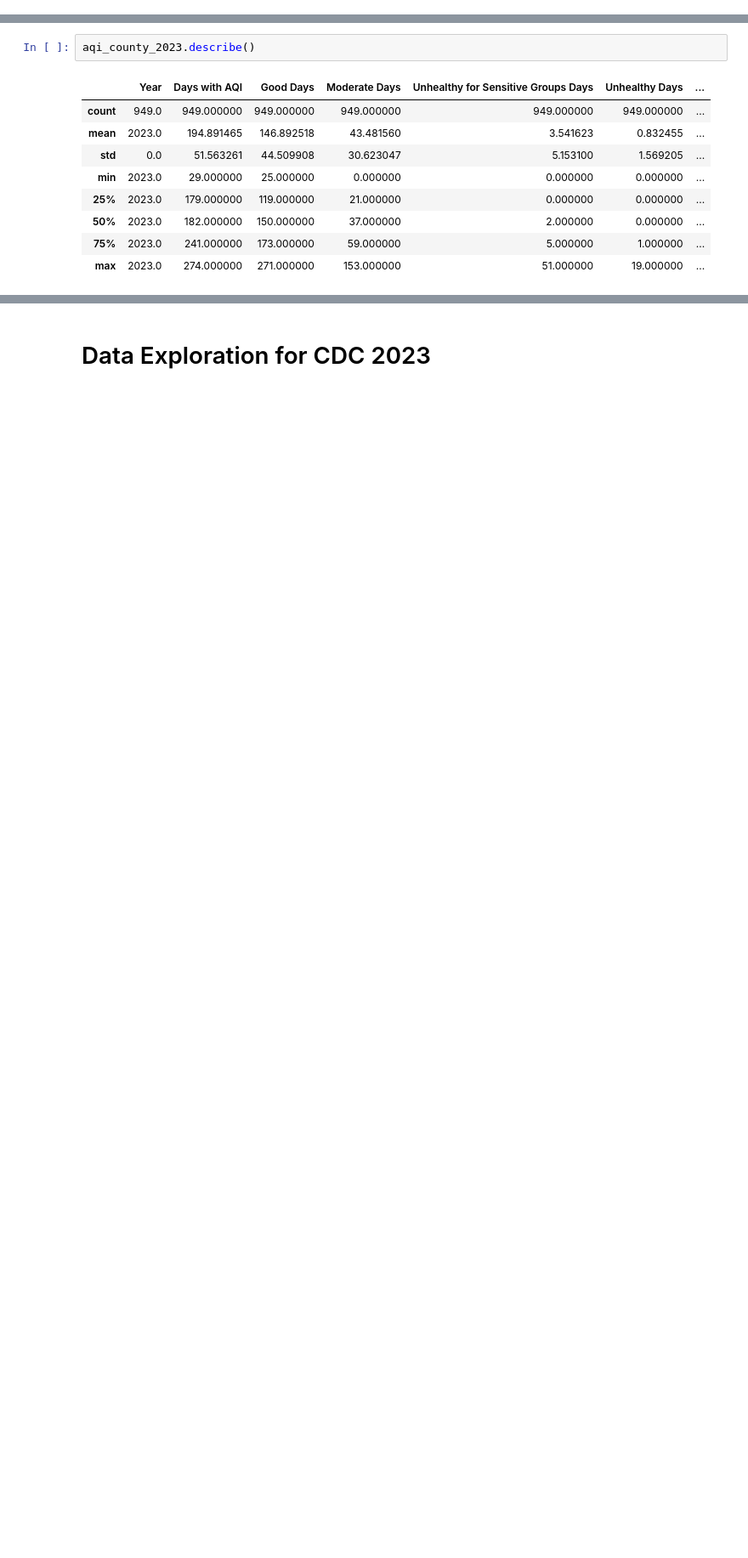
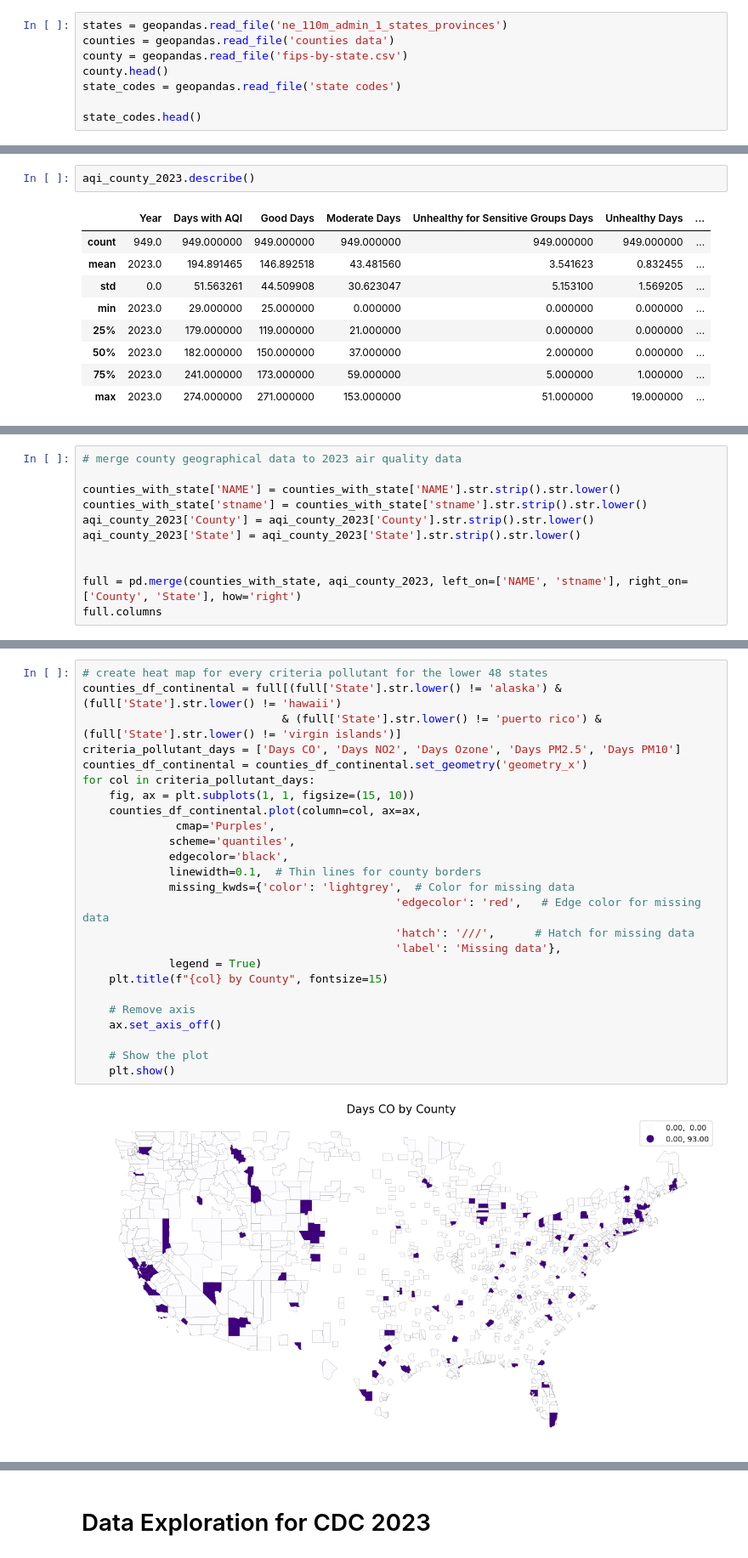
Before and after one commit to krithikanatarajan04/Air-Quality-Analysis, a Jupyter notebook: Air Quality Correlation to Public Health.ipynb, the cells around one changed output, grey strips where cells are left out. Shown at 85% size. Saved outputs shown, nothing was run; the diff lists cells and outputs as text; blank space fills up the shorter version.

Commit message:
rough heat map completed for all criteria pollutants in 2023

```diff
--- a/Air Quality Correlation to Public Health.ipynb
+++ b/Air Quality Correlation to Public Health.ipynb
@@ -15,3 +41,11 @@ import zipfile
 # %% [output]
 Intel MKL WARNING: Support of Intel(R) Streaming SIMD Extensions 4.2 (Intel(R) SSE4.2) enabled only processors has been deprecated. Intel oneAPI Math Kernel Library 2025.0 will require Intel(R) Advanc ...
 Intel MKL WARNING: Support of Intel(R) Streaming SIMD Extensions 4.2 (Intel(R) SSE4.2) enabled only processors has been deprecated. Intel oneAPI Math Kernel Library 2025.0 will require Intel(R) Advanc ...
+# %%
+states = geopandas.read_file('ne_110m_admin_1_states_provinces')
+counties = geopandas.read_file('counties data')
+county = geopandas.read_file('fips-by-state.csv')
+county.head()
+state_codes = geopandas.read_file('state codes')
+
+state_codes.head()
@@ -72,3 +138,14 @@ for col in criteria_pollutant_days:
 [interactive output not drawn]
 [interactive output not drawn]
 [interactive output not drawn]
+# %%
+# merge county geographical data to 2023 air quality data
+
+counties_with_state['NAME'] = counties_with_state['NAME'].str.strip().str.lower()
+counties_with_state['stname'] = counties_with_state['stname'].str.strip().str.lower()
+aqi_county_2023['County'] = aqi_county_2023['County'].str.strip().str.lower()
+aqi_county_2023['State'] = aqi_county_2023['State'].str.strip().str.lower()
+
+
+full = pd.merge(counties_with_state, aqi_county_2023, left_on=['NAME', 'stname'], right_on=['County', 'State'], how='right')
+full.columns
@@ -74,0 +171,27 @@ for col in criteria_pollutant_days:
+# %%
+# create heat map for every criteria pollutant for the lower 48 states
+counties_df_continental = full[(full['State'].str.lower() != 'alaska') & (full['State'].str.lower() != 'hawaii')
+                              & (full['State'].str.lower() != 'puerto rico') & (full['State'].str.lower() != 'virgin islands')]
+criteria_pollutant_days = ['Days CO', 'Days NO2', 'Days Ozone', 'Days PM2.5', 'Days PM10']
+counties_df_continental = counties_df_continental.set_geometry('geometry_x')
+for col in criteria_pollutant_days:
+    fig, ax = plt.subplots(1, 1, figsize=(15, 10))
+    counties_df_continental.plot(column=col, ax=ax,
+              cmap='Purples',
+             scheme='quantiles',
+             edgecolor='black',
+             linewidth=0.1,  # Thin lines for county borders
+             missing_kwds={'color': 'lightgrey',  # Color for missing data
+                                               'edgecolor': 'red',   # Edge color for missing data
+                                               'hatch': '///',      # Hatch for missing data
+                                               'label': 'Missing data'},
+             legend = True)
+    plt.title(f"{col} by County", fontsize=15)
+
+    # Remove axis
+    ax.set_axis_off()
+
+    # Show the plot
+    plt.show()
+# %% [output]
+[figure, added]
```
Also changed, not shown: parts of 11 cells of this notebook, 10 other files.
